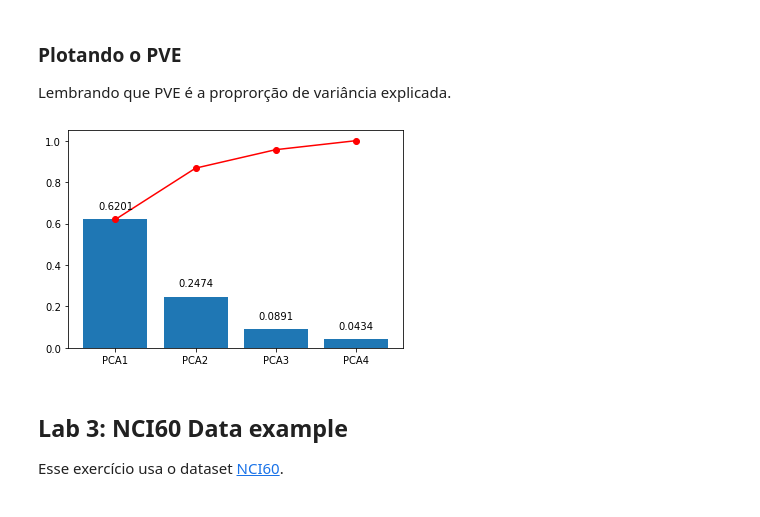
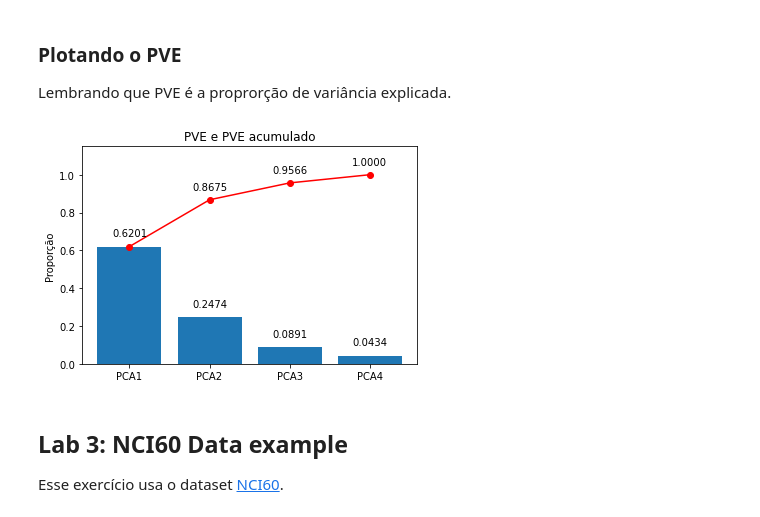
Before and after one commit to guyrux/ISL, a Jupyter notebook: ch10_unsupervised_learning/ch10_01_exercicios.ipynb, the cells around one changed output. Drawn from its saved outputs; the diff is of its cells as text; code cells hidden in the pictures.

```diff
--- a/ch10_unsupervised_learning/ch10_01_exercicios.ipynb
+++ b/ch10_unsupervised_learning/ch10_01_exercicios.ipynb
@@ -14,6 +14,12 @@ from sklearn.decomposition import PCA
 
 import matplotlib.pyplot as plt
 import seaborn as sns
+
+# Parâmetros estéticos dos gráficos:
+set_palette = "Paired"
+axes_style = "ticks"
+
+linha = 50*"-"
 # %%
 df = pd.read_csv("../data/USArrests.csv", index_col=0)
 column_names = df.columns
@@ -86,18 +90,30 @@ Lembrando que PVE é a proprorção de variância explicada.
 # %%
 pve = pd.DataFrame(pca.explained_variance_ratio_, columns=["PVE"], index=["PCA1", "PCA2", "PCA3", "PCA4"])
 
 plt.plot(pve.cumsum(), color="r", marker="o")
 plt.bar(height=pve.values[:,0], x=[0,1,2,3]);
 
 for x,y in zip([0,1,2,3],pve.values[:,0]):
     label = "{:.4f}".format(y)
     plt.annotate(label, # this is the text
                  (x,y), # this is the point to label
                  textcoords="offset points", # how to position the text
                  xytext=(0,10), # distance from text to points (x,y)
                  ha='center') # horizontal alignment can be left, right or center
+
+for x,y in zip([1,2,3],pve.cumsum().values[1:,0]):
+    label = "{:.4f}".format(y)
+    plt.annotate(label, # this is the text
+                 (x,y), # this is the point to label
+                 textcoords="offset points", # how to position the text
+                 xytext=(0,10), # distance from text to points (x,y)
+                 ha='center') # horizontal alignment can be left, right or center
+
+plt.title("PVE e PVE acumulado")
+plt.ylabel("Proporção")
+plt.ylim([0, 1.15]);
 # %% [output]
-[figure, old version]
+[figure, new version]
 # %% [markdown]
 ## Lab 3: NCI60 Data example
 
```
Also changed, not shown: parts of 8 cells of this notebook.
